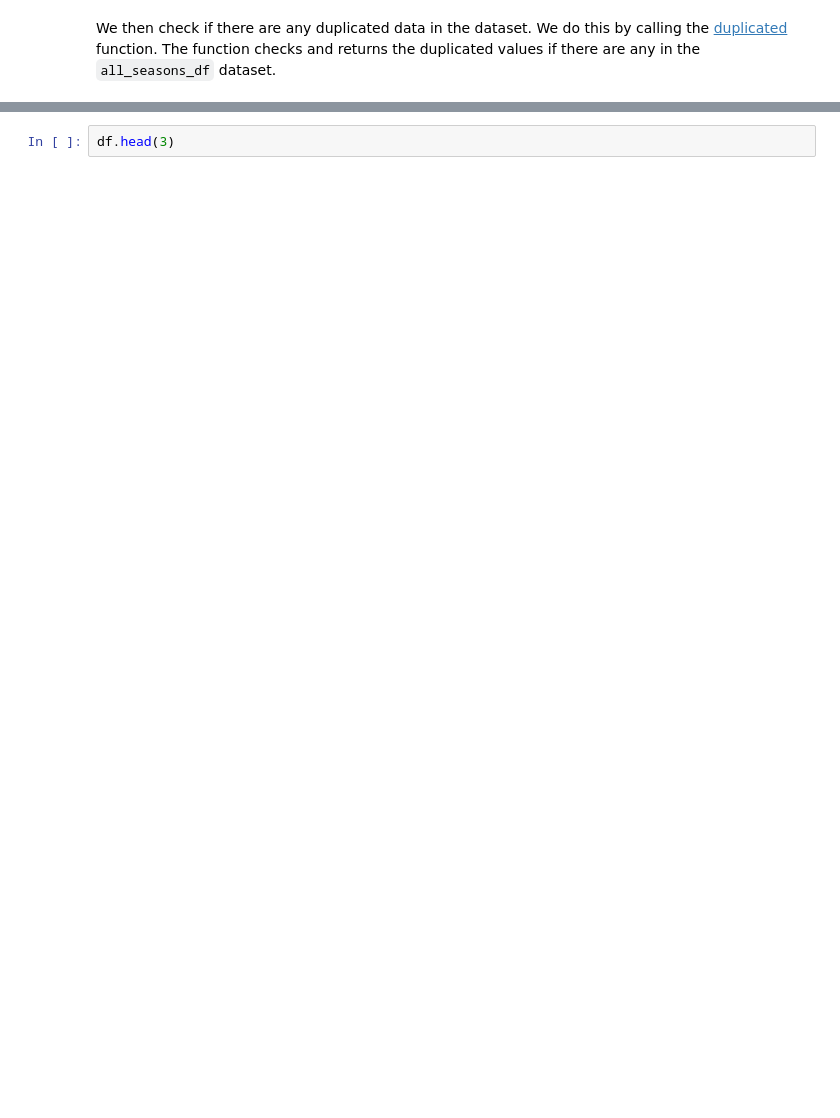
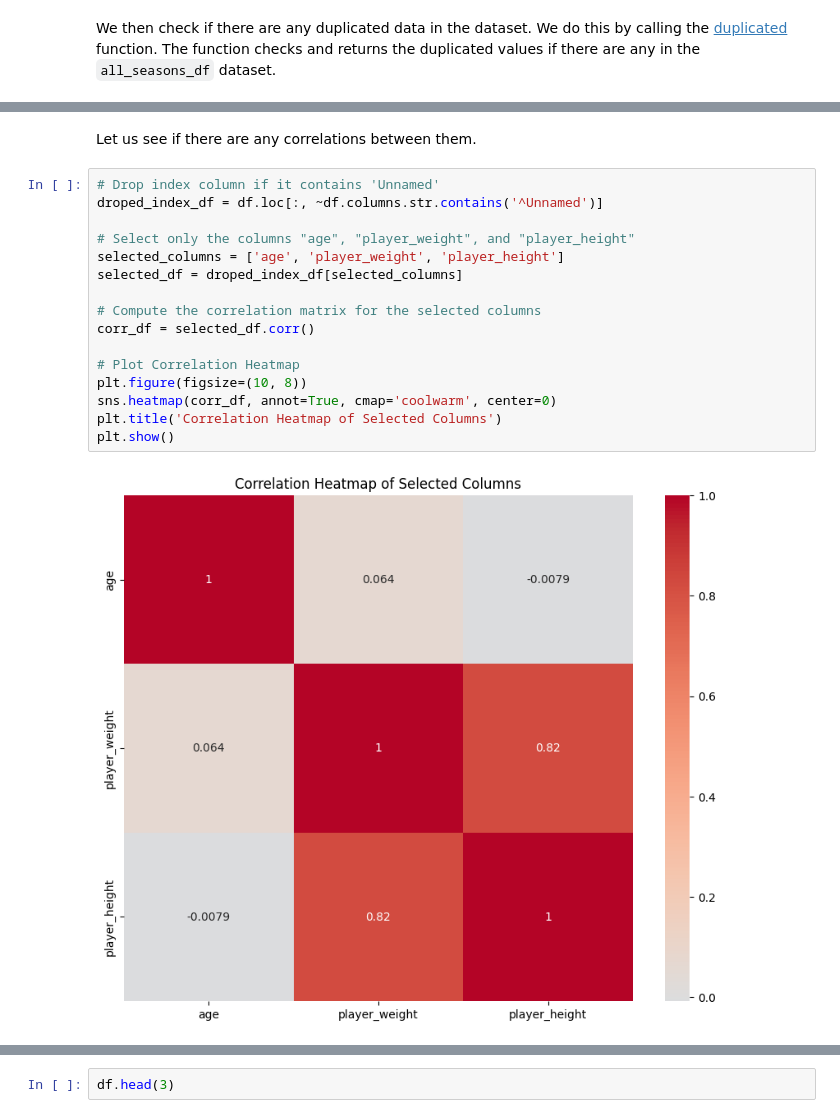
Before and after one commit to R3NZ3L/DATA102_FinalProject, a Jupyter notebook: FinalProject.ipynb, the cells around one changed output, grey strips where cells are left out. Saved outputs shown, nothing was run; the diff lists cells and outputs as text; blank space fills up the shorter version.

```diff
--- a/FinalProject.ipynb
+++ b/FinalProject.ipynb
@@ -106,0 +259,20 @@ print(duplicated)
+# %% [markdown]
+Let us see if there are any correlations between them.
+# %%
+# Drop index column if it contains 'Unnamed'
+droped_index_df = df.loc[:, ~df.columns.str.contains('^Unnamed')]
+
+# Select only the columns "age", "player_weight", and "player_height"
+selected_columns = ['age', 'player_weight', 'player_height']
+selected_df = droped_index_df[selected_columns]
+
+# Compute the correlation matrix for the selected columns
+corr_df = selected_df.corr()
+
+# Plot Correlation Heatmap
+plt.figure(figsize=(10, 8))
+sns.heatmap(corr_df, annot=True, cmap='coolwarm', center=0)
+plt.title('Correlation Heatmap of Selected Columns')
+plt.show()
+# %% [output]
+[figure, added]
```
Also changed, not shown: parts of 62 cells of this notebook.
